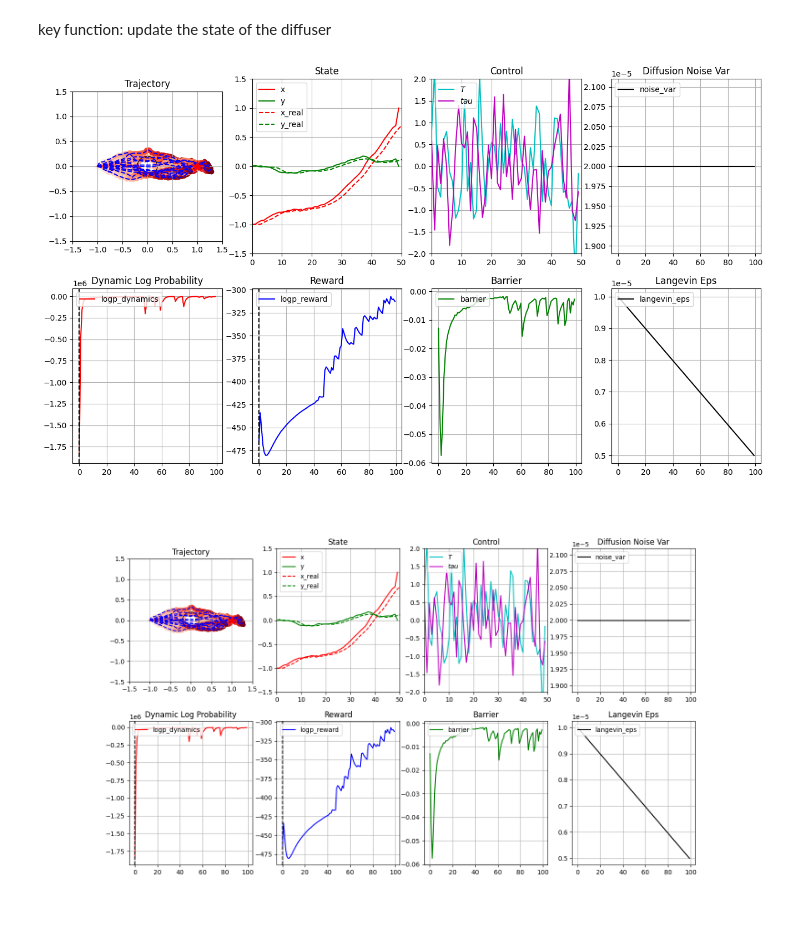
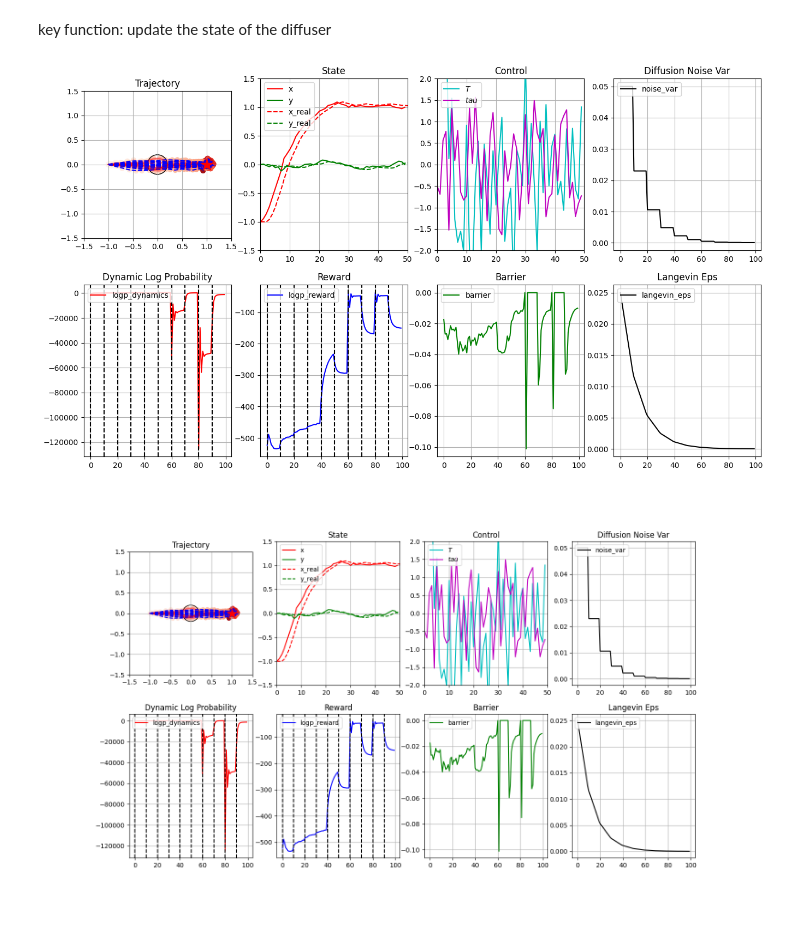
Before and after one commit to LeCAR-Lab/model-based-diffusion, a Jupyter notebook: mdb.ipynb, the cells around one changed output. Cells and saved outputs as stored; diff of their text form; code cells hidden in the pictures.

```diff
--- a/mdb.ipynb
+++ b/mdb.ipynb
@@ -48,6 +48,8 @@ class Params:
     # diffuser parameters
     noise_var: float = 0.1**2
     langevin_eps: float = 0.1
+    reward_scale: float = 1.0
+    barrier_scale: float = 1.0
 # %%
 def get_A(x: jnp.ndarray, params: Params) -> jnp.ndarray:
     return jnp.array(
@@ -167,14 +169,9 @@ def update_traj(
     barrier_grad = jax.grad(get_barrier, argnums=0)
     barrier_grad_x = barrier_grad(x_traj, params)
 
-    logp_dyn = get_logpd_scan(x_traj, u_traj, params)
-    barrier_value = get_barrier(x_traj, params)
-    barrier_scale = 1.0 / params.noise_var
-    # reward_scale = 1.0 / params.noise_var * 0.01
-    reward_scale = jnp.clip((logp_dyn+1000.0)*0.001, 0.0, 1.0) * jnp.clip((barrier_value+0.05)*20.0, 0.0, 1.0) / params.noise_var
-    grad_x = logpd_grad_x + reward_grad_x * reward_scale + barrier_grad_x * barrier_scale
+    grad_x = logpd_grad_x + reward_grad_x * params.reward_scale + barrier_grad_x * params.barrier_scale
 
-    grad_u = logpd_grad_u + reward_grad_u * reward_scale
+    grad_u = logpd_grad_u + reward_grad_u * params.reward_scale
     eps = params.langevin_eps
     rng, rng_x, rng_u = jax.random.split(rng, 3)
 
@@ -340,24 +337,34 @@ log_info = {
 save_infos = []
 update_traj_jit = jax.jit(update_traj)
 get_logpd_scan_jit = jax.jit(get_logpd_scan)
+get_barrier_jit = jax.jit(get_barrier)
+get_reward_jit = jax.jit(get_reward)
+
 for d_step in range(diffuse_step):
+    # schedule noise_var
     noise_var = noise_var_schedule[d_step]
-    params = params.replace(noise_var=noise_var)
+    # schedule reward and barrier scale
+    logp_dyn = jax.vmap(get_logpd_scan_jit, in_axes=(0, 0, None))(x_traj, u_traj, params).mean()
+    barrier_value = jax.vmap(get_barrier_jit, in_axes=(0, None))(x_traj, params).mean()
+    barrier_scale = 1.0 / params.noise_var
+    reward_scale = jnp.clip((logp_dyn+100.0)*0.01, 0.0, 1.0) * jnp.clip((barrier_value+0.02)*50.0, 0.0, 1.0) / params.noise_var
+    params = params.replace(reward_scale=reward_scale, barrier_scale=barrier_scale, noise_var=noise_var)
     for sub_step in range(diffuse_substeps):
+        # schedule langevin_eps
         langevin_eps = (
             langevin_eps_schedule[sub_step] * (params.noise_var / 2e-5)
         )
         params = params.replace(langevin_eps=langevin_eps)
 
+        # update trajectory
         rng, rng_traj = jax.random.split(rng)
-        # x_traj, u_traj = update_traj_jit(x_traj, u_traj, params, rng_traj)
         x_traj, u_traj = jax.vmap(update_traj_jit, in_axes=(0, 0, None, 0))(
             x_traj, u_traj, params, jax.random.split(rng, batch_size)
         )
 
         logpd = jax.vmap(get_logpd_scan_jit, in_axes=(0, 0, None))(x_traj, u_traj, params).mean()
-        logp_reward = jax.vmap(get_reward, in_axes=(0, 0, None))(x_traj, u_traj, params).mean()
-        barrier_value = jax.vmap(get_barrier, in_axes=(0, None))(x_traj, params).mean()
+        logp_reward = jax.vmap(get_reward_jit, in_axes=(0, 0, None))(x_traj, u_traj, params).mean()
+        barrier_value = jax.vmap(get_barrier_jit, in_axes=(0, None))(x_traj, params).mean()
 
         # log info
         log_info["d_step"] = d_step
@@ -376,37 +383,37 @@ for d_step in range(diffuse_step):
             .at[d_step * diffuse_substeps + sub_step]
             .set(barrier_value)
         )
         log_info["noise_var"] = (
             log_info["noise_var"]
             .at[d_step * diffuse_substeps + sub_step]
             .set(noise_var)
         )
         log_info["langevin_eps"] = (
             log_info["langevin_eps"]
             .at[d_step * diffuse_substeps + sub_step]
             .set(langevin_eps)
         )
         jax.debug.print(
             "d_step = {d_step}, substep = {substep}, logp_dynamic = {x:.2f}, logp_reward = {y:.2f}, barrier = {z:.2f}",
             d_step=d_step,
             substep=sub_step,
             x=logpd,
             y=logp_reward,
             z=barrier_value,
         )
 
         # rollout dynamics to get real trajectory
         x_traj_real = jax.vmap(rollout, in_axes=(0, 0, None))(x_traj[:, 0], u_traj, params)
         save_infos.append([x_traj[:saved_batch_size], x_traj_real[:saved_batch_size]])
 
         clear_output()
 # visualize trajectory
-fig, axes = plt.subplots(2, 4, figsize=(16, 9))
+fig, axes = plt.subplots(2, 5, figsize=(16, 9))
 plot_traj(fig, axes,x_traj[:saved_batch_size],u_traj[:saved_batch_size],x_traj_real[:saved_batch_size],log_info,"")
-plt.show()
+# plt.show()
 # %% [output]
-[figure, old version]
+[figure, new version]
-[figure, old version]
+[figure, new version]
 # %%
 fig, ax = plt.subplots(1, 1)
 # for info in save_infos:
```
Also changed, not shown: parts of 2 cells of this notebook.
